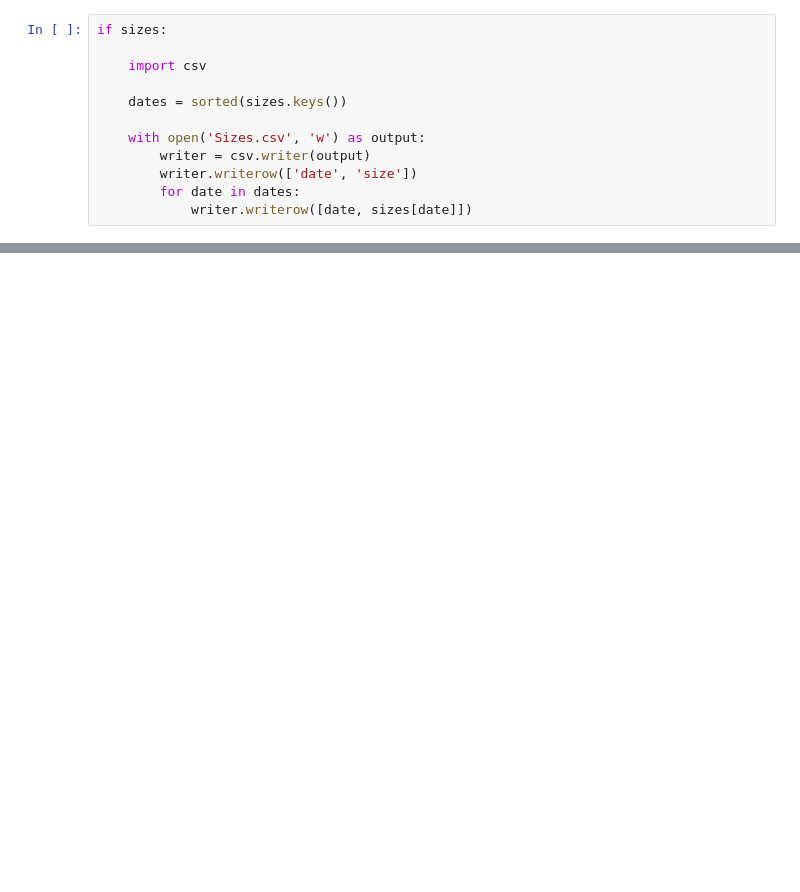
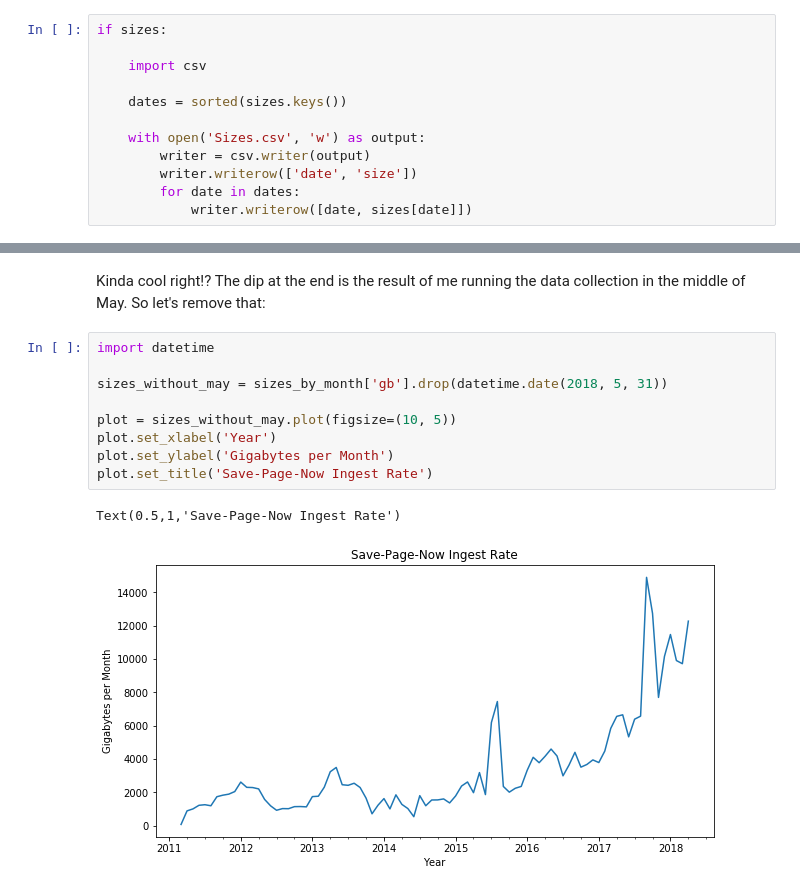
Before and after one commit to edsu/spn, a Jupyter notebook: Sizes.ipynb, the cells around one changed output, grey strips where cells are left out. Drawn from its saved outputs; the diff is of its cells as text; blank space fills up the shorter version.

```diff
--- a/Sizes.ipynb
+++ b/Sizes.ipynb
@@ -70,0 +209,14 @@ if sizes:
+# %% [markdown]
+Kinda cool right!? The dip at the end is the result of me running the data collection in the middle of May. So let's remove that:
+# %%
+import datetime
+
+sizes_without_may = sizes_by_month['gb'].drop(datetime.date(2018, 5, 31))
+
+plot = sizes_without_may.plot(figsize=(10, 5))
+plot.set_xlabel('Year')
+plot.set_ylabel('Gigabytes per Month')
+plot.set_title('Save-Page-Now Ingest Rate')
+# %% [output]
+Text(0.5,1,'Save-Page-Now Ingest Rate')
+[figure, added]
```
Also changed, not shown: parts of 33 cells of this notebook, 2 other files.
